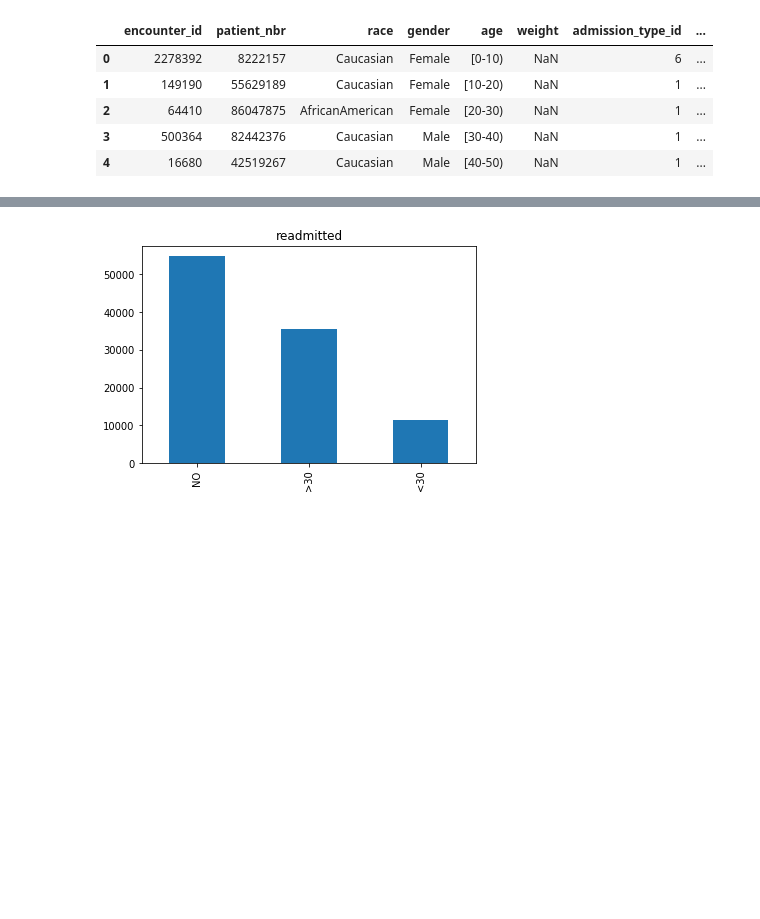
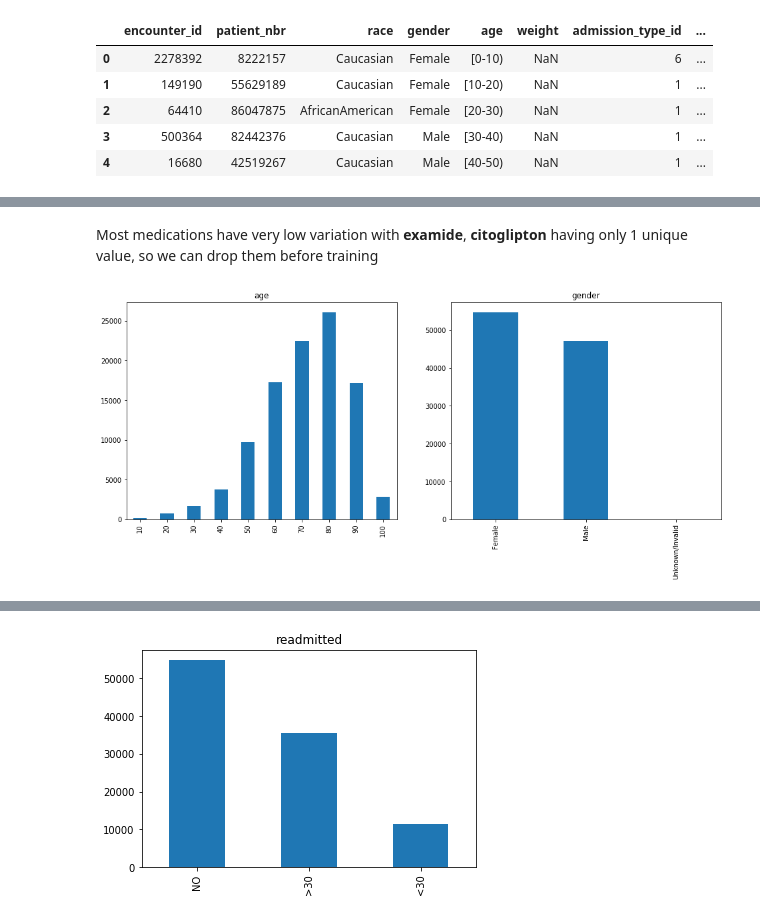
Before and after one commit to tu-artem/diabetes, a Jupyter notebook: notebooks/exploratory_data_analysis.ipynb, the cells around one changed output, grey strips where cells are left out. Saved outputs shown, nothing was run; the diff lists cells and outputs as text; code cells hidden in the pictures; blank space fills up the shorter version.

```diff
--- a/notebooks/exploratory_data_analysis.ipynb
+++ b/notebooks/exploratory_data_analysis.ipynb
@@ -80,0 +183,10 @@ data.drop_duplicates(inplace=True)
+# %% [markdown]
+Most medications have very low variation with **examide**, **citoglipton** having only 1 unique value, so we can drop them before training
+# %%
+plt.figure(figsize=(16, 6))
+plt.subplot(1, 2, 1)
+plot_bar("age", sort_index=True)
+plt.subplot(1, 2, 2)
+plot_bar("gender")
+# %% [output]
+[figure, added]
```
Also changed, not shown: parts of 51 cells of this notebook, 1 other file.
